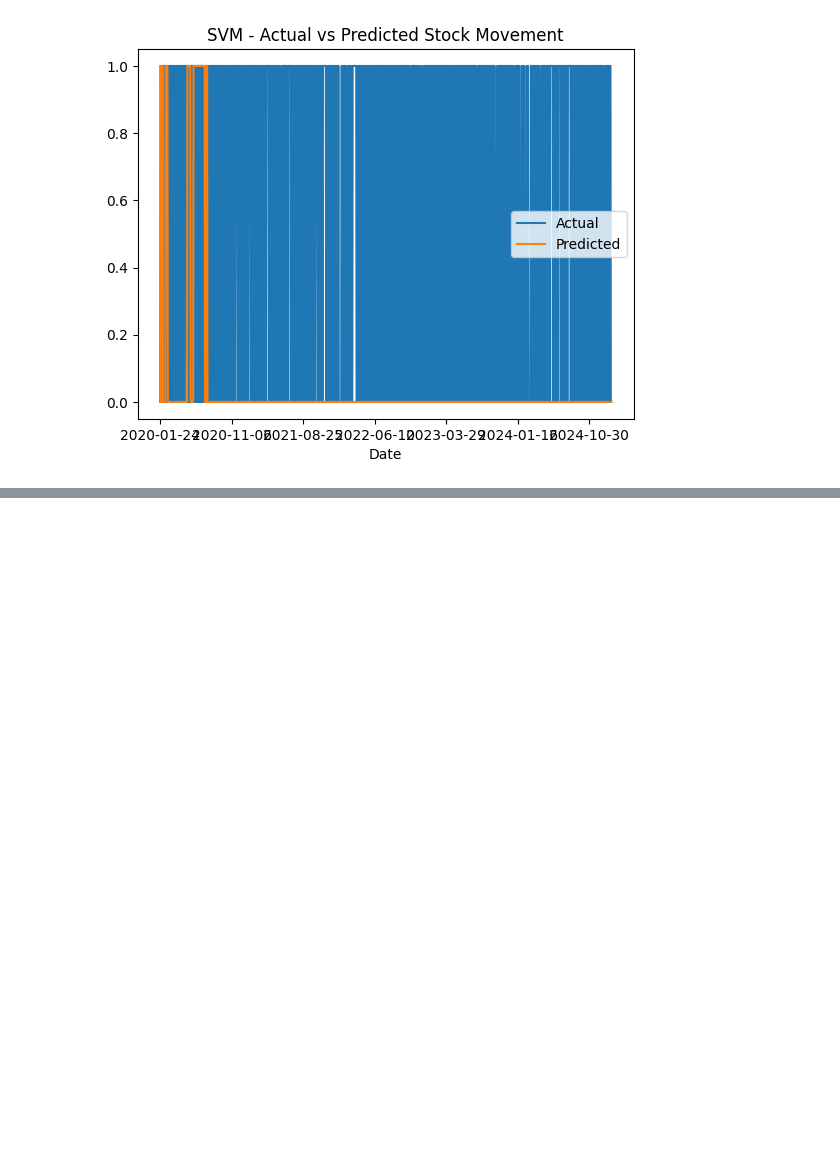
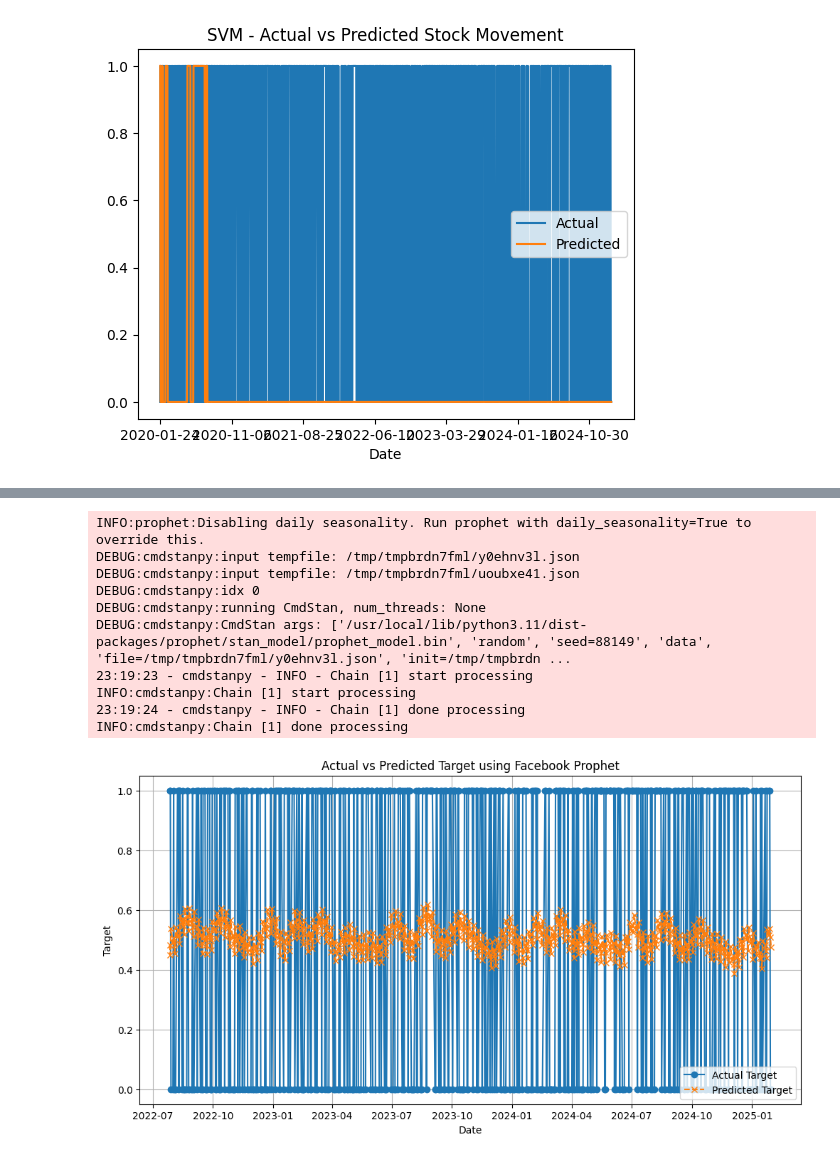
Before and after one commit to Kanchan786786/Capstone_project-, a Jupyter notebook: Capstone Models.ipynb, the cells around one changed output, grey strips where cells are left out. Cells and saved outputs as stored; diff of their text form; code cells hidden in the pictures; blank space fills up the shorter version.

```diff
--- a/Capstone Models.ipynb
+++ b/Capstone Models.ipynb
@@ -650,0 +724,60 @@ Precision Score: 0.5577
+# %%
+import pandas as pd
+import matplotlib.pyplot as plt
+from prophet import Prophet
+
+# Step 1: Prepare Data for Prophet
+df = aapl.copy()
+# Reset the index to make 'Date' a column again
+df = df.reset_index()
+df['Date'] = pd.to_datetime(df['Date'])  # Ensure Date is in datetime format
+df = df.sort_values('Date')  # Sort by Date
+
+# Rename columns for Prophet
+prophet_df = df[['Date', 'Target', 'RSI', 'MACD', 'MACD_Signal', 'SMA_50', 'EMA_50', 'Volume']].copy()
+prophet_df.rename(columns={'Date': 'ds', 'Target': 'y'}, inplace=True)
+
+# Step 2: Define Regressors
+regressors = ['RSI', 'MACD', 'MACD_Signal', 'SMA_50', 'EMA_50', 'Volume']
+
+# Step 3: Split Data (90% Training, 10% Testing)
+train_size = int(len(prophet_df) * 0.90)
+train = prophet_df.iloc[:train_size]
+test = prophet_df.iloc[train_size:]
+
+# Step 4: Initialize and Train Prophet Model
+model = Prophet()
+for regressor in regressors:
+    model.add_regressor(regressor)
+
+model.fit(train)
+
+# Step 5: Make Predictions
+future = test[['ds'] + regressors]  # Use actual future regressor values from test set
+forecast = model.predict(future)
+
+# Step 6: Compare Actual vs Predicted
+actual_vs_pred = test[['ds', 'y']].set_index('ds').join(forecast[['ds', 'yhat']].set_index('ds'))
+
+# Plot Actual vs Predicted `Target`
+plt.figure(figsize=(12, 6))
+plt.plot(actual_vs_pred.index, actual_vs_pred['y'], label="Actual Target", marker='o')
+plt.plot(actual_vs_pred.index, actual_vs_pred['yhat'], label="Predicted Target", linestyle='dashed', marker='x')
+plt.xlabel("Date")
+plt.ylabel("Target")
+plt.title("Actual vs Predicted Target using Facebook Prophet")
+plt.legend()
+plt.grid()
+plt.show()
+# %% [output]
+INFO:prophet:Disabling daily seasonality. Run prophet with daily_seasonality=True to override this.
+DEBUG:cmdstanpy:input tempfile: /tmp/tmpbrdn7fml/y0ehnv3l.json
+DEBUG:cmdstanpy:input tempfile: /tmp/tmpbrdn7fml/uoubxe41.json
+DEBUG:cmdstanpy:idx 0
+DEBUG:cmdstanpy:running CmdStan, num_threads: None
+DEBUG:cmdstanpy:CmdStan args: ['/usr/local/lib/python3.11/dist-packages/prophet/stan_model/prophet_model.bin', 'random', 'seed=88149', 'data', 'file=/tmp/tmpbrdn7fml/y0ehnv3l.json', 'init=/tmp/tmpbrdn ...
+23:19:23 - cmdstanpy - INFO - Chain [1] start processing
+INFO:cmdstanpy:Chain [1] start processing
+23:19:24 - cmdstanpy - INFO - Chain [1] done processing
+INFO:cmdstanpy:Chain [1] done processing
+[figure, added]
```
Also changed, not shown: parts of 8 cells of this notebook.
